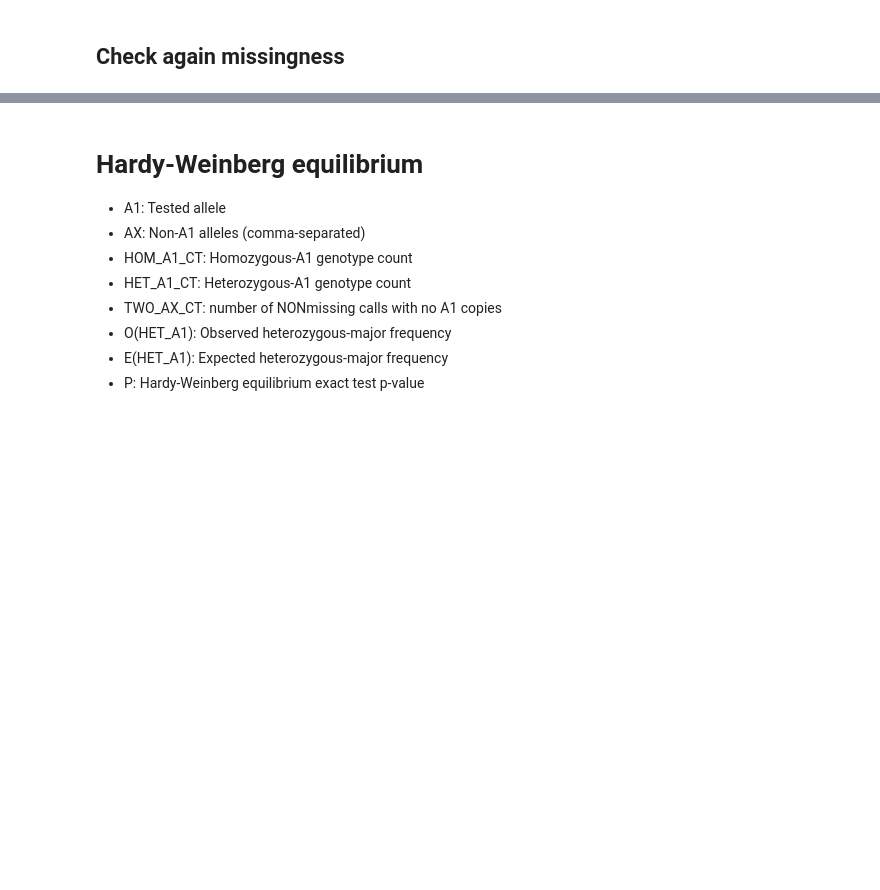
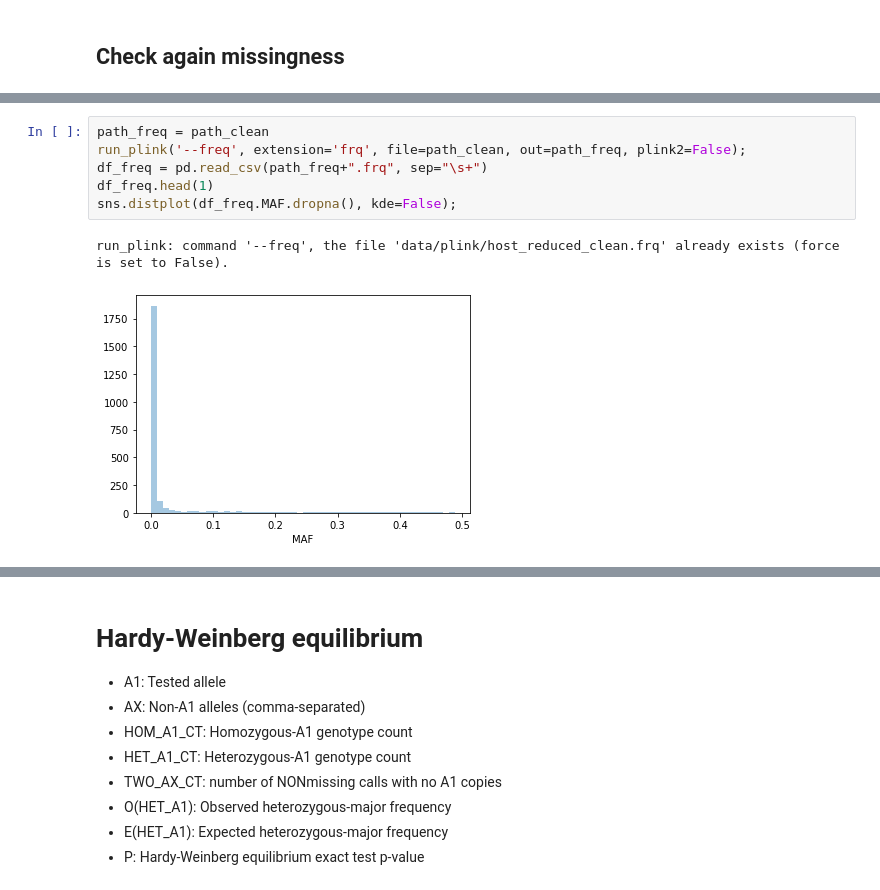
Before and after one commit to matthiaszeller/HBV, a Jupyter notebook: Host data.ipynb, the cells around one changed output, grey strips where cells are left out. Drawn from its saved outputs; the diff is of its cells as text; blank space fills up the shorter version.

Commit message:
host notebook - visual cleaning + update .girignore

```diff
--- a/Host data.ipynb
+++ b/Host data.ipynb
@@ -342,0 +296,9 @@ ax[1].set_xlabel('rate of missing individuals');
+# %%
+path_freq = path_clean
+run_plink('--freq', extension='frq', file=path_clean, out=path_freq, plink2=False);
+df_freq = pd.read_csv(path_freq+".frq", sep="\s+")
+df_freq.head(1)
+sns.distplot(df_freq.MAF.dropna(), kde=False);
+# %% [output]
+run_plink: command '--freq', the file 'data/plink/host_reduced_clean.frq' already exists (force is set to False).
+[figure, added]
```
Also changed, not shown: parts of 23 cells of this notebook, 1 other file.
